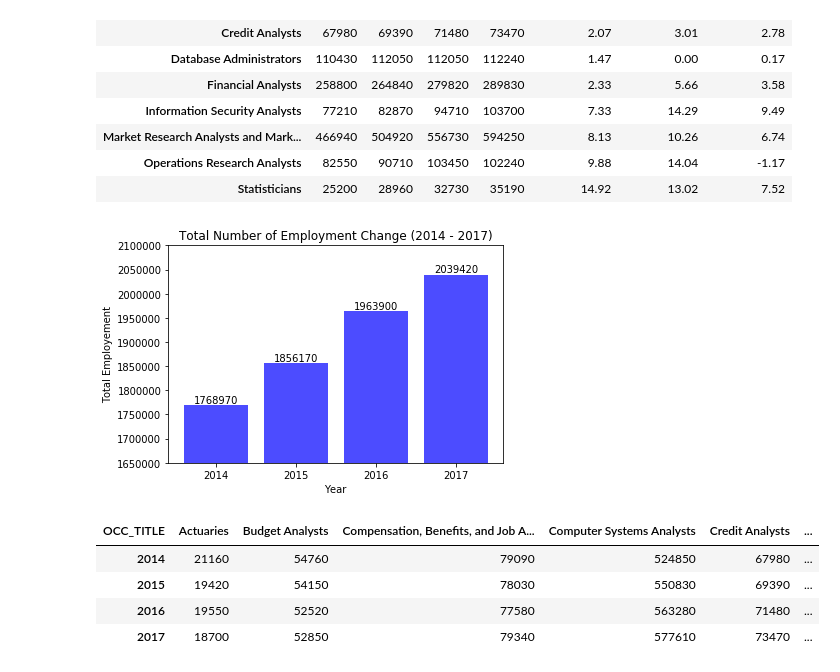
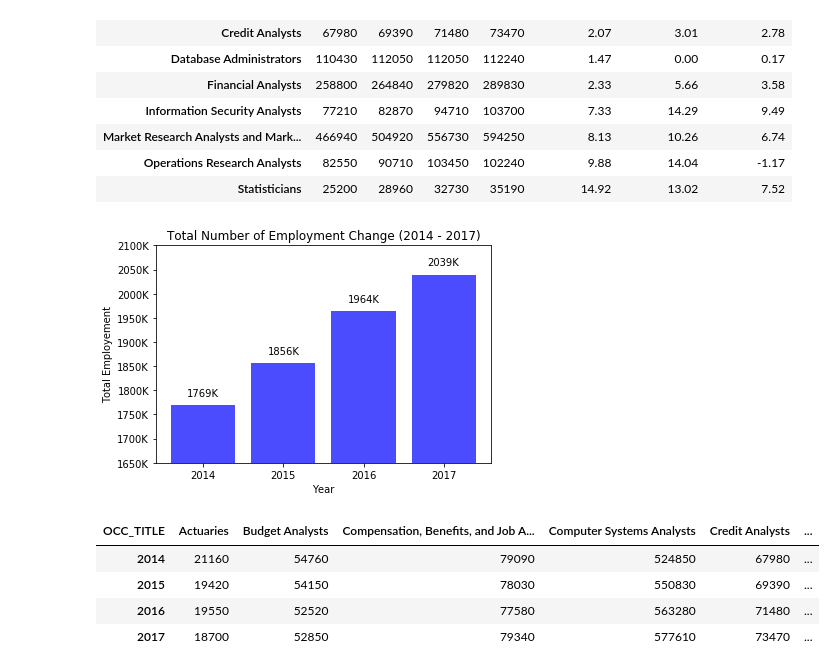
Before and after one commit to phillkev/Project--1, a Jupyter notebook: bls_employeement.ipynb, the cells around one changed output. Drawn from its saved outputs; the diff is of its cells as text; code cells hidden in the pictures.

Commit message:
Modified program, round numbers in first chart to thousand place

```diff
--- a/bls_employeement.ipynb
+++ b/bls_employeement.ipynb
@@ -137,40 +137,49 @@ emp_df
 | Operations Research Analysts | 82550 | 90710 | 103450 | 102240 | 9.88 | 14.04 | -1.17 |
 | Statisticians | 25200 | 28960 | 32730 | 35190 | 14.92 | 13.02 | 7.52 |
 # %%
+import matplotlib.ticker as mtick
+
+pd.options.display.float_format = '{:}K'.format
+plt.gca()
 x_axis_year = np.arange(4)
-y_axis_total = [emp_df['2014'].sum(), emp_df['2015'].sum(), emp_df['2016'].sum(), emp_df['2017'].sum()]
+y_axis_total = [(emp_df['2014'].sum().round(-3)/1000), emp_df['2015'].sum().round(-3)/1000, \
+                emp_df['2016'].sum().round(-3)/1000, emp_df['2017'].sum().round(-3)/1000]
 
 summary_bar = plt.bar(x_axis_year, y_axis_total, color='blue', align="center", alpha=0.7)
 
 tick_locations = [value for value in x_axis_year]
 plt.xticks(tick_locations, ["2014", "2015", "2016", "2017"])
+#plt.ticklabel_format(axis='y', style='sci', scilimits=(0, 4))
+fmt = '%.0fK' # Format you want the ticks, e.g. '40%'
+yticks = mtick.FormatStrFormatter(fmt)
+plt.gca().yaxis.set_major_formatter(yticks)
 
-plt.ylim(1650000, 2100000)
+plt.ylim(1650, 2100)
 
 plt.xlabel('Year')
 plt.ylabel('Total Employement')
 plt.title('Total Number of Employment Change (2014 - 2017)')
 
 # Use functions to label the percentages of changes
 def autolabel(rects):
     # attach some text labels
     for rect in rects:
         height = rect.get_height()
         #if height > 0:
         label_height = height + 15
         #else:
         #    label_height = -6
         plt.text(rect.get_x() + rect.get_width()/2., label_height,
-                 '{:}'.format(int(height)),
+                 '{:}K'.format(int(height)),
                 ha='center', va='bottom')
 
 
 # Call functions to implement the function calls
 autolabel(summary_bar)
 
 plt.savefig("TotalEmployment.png", bbox_inches="tight")
 # %% [output]
-[figure, old version]
+[figure, new version]
 # %%
 plt.show()
 # %%
```
Also changed, not shown: 1 other file.
